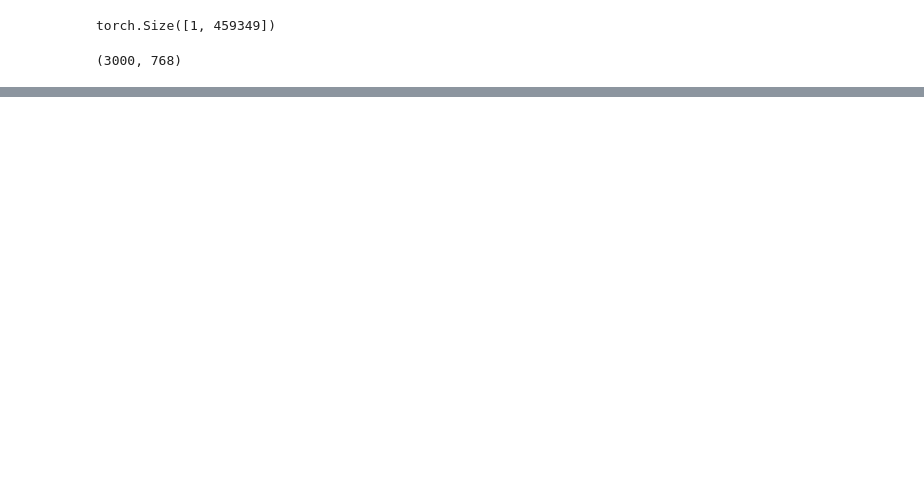
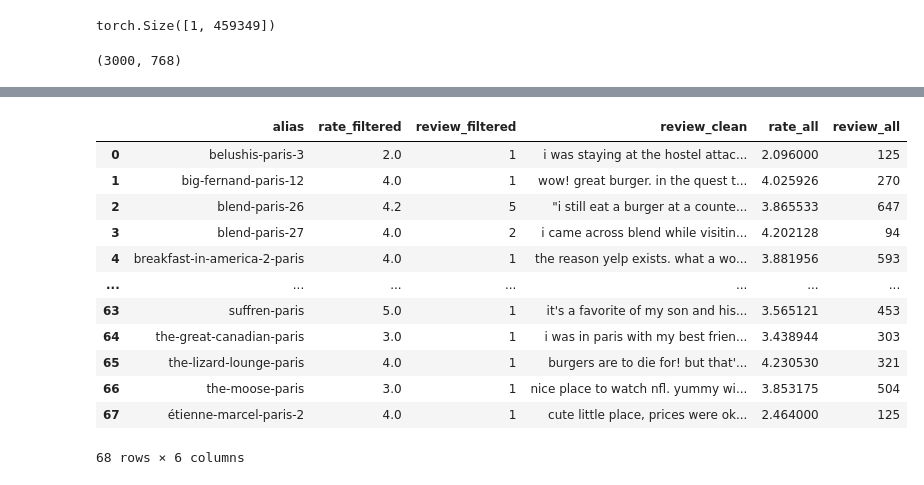
Before and after one commit to arthurcol/fobokiller, a Jupyter notebook: notebooks/extract.ipynb, the cells around one changed output, grey strips where cells are left out. Saved outputs shown, nothing was run; the diff lists cells and outputs as text; code cells hidden in the pictures; blank space fills up the shorter version.

```diff
--- a/notebooks/extract.ipynb
+++ b/notebooks/extract.ipynb
@@ -54,0 +131,27 @@ Cluster 2, #195 Elements
+# %%
+## create df_filtered to filter with threshold and agg by resto
+df_filtered=df_sim[df_sim['sim']>.6]
+df_filtered = df_filtered.sort_values('sim',ascending=False).groupby('alias').agg({
+    'rate':'mean',
+    'review':'count',
+    'review_clean':lambda txt : ' // '.join(txt),
+
+})
+# %%
+df_output = df_filtered.merge(df_resto,on='alias',how='left',suffixes=('_filtered','_all')).reset_index()
+# %%
+df_output
+# %% [output]
+|  | alias | rate_filtered | review_filtered | review_clean | rate_all | review_all |
+| 0 | belushis-paris-3 | 2.0 | 1 | i was staying at the hostel attac... | 2.096000 | 125 |
+| 1 | big-fernand-paris-12 | 4.0 | 1 | wow! great burger. in the quest t... | 4.025926 | 270 |
+| 2 | blend-paris-26 | 4.2 | 5 | "i still eat a burger at a counte... | 3.865533 | 647 |
+| 3 | blend-paris-27 | 4.0 | 2 | i came across blend while visitin... | 4.202128 | 94 |
+| 4 | breakfast-in-america-2-paris | 4.0 | 1 | the reason yelp exists. what a wo... | 3.881956 | 593 |
+| ... | ... | ... | ... | ... | ... | ... |
+| 63 | suffren-paris | 5.0 | 1 | it's a favorite of my son and his... | 3.565121 | 453 |
+| 64 | the-great-canadian-paris | 3.0 | 1 | i was in paris with my best frien... | 3.438944 | 303 |
+| 65 | the-lizard-lounge-paris | 4.0 | 1 | burgers are to die for! but that'... | 4.230530 | 321 |
+| 66 | the-moose-paris | 3.0 | 1 | nice place to watch nfl. yummy wi... | 3.853175 | 504 |
+| 67 | étienne-marcel-paris-2 | 4.0 | 1 | cute little place, prices were ok... | 2.464000 | 125 |
+68 rows × 6 columns
```
Also changed, not shown: parts of 17 cells of this notebook, 2 other files.
